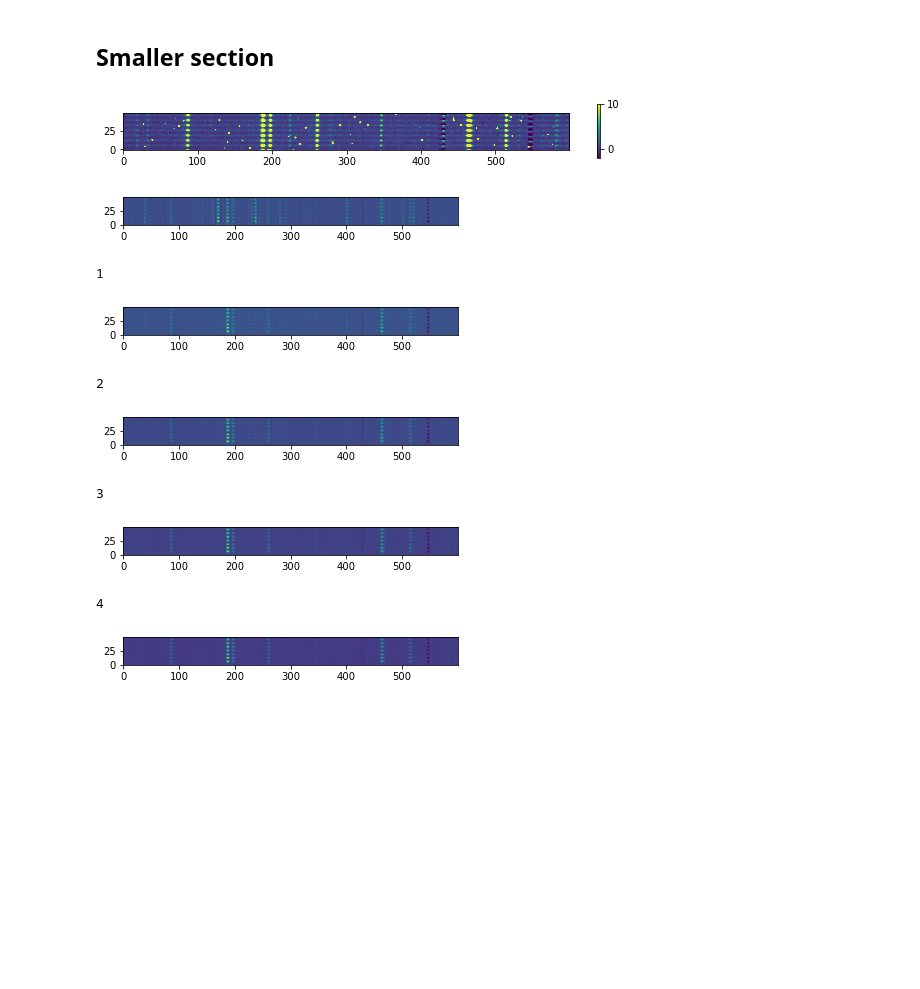
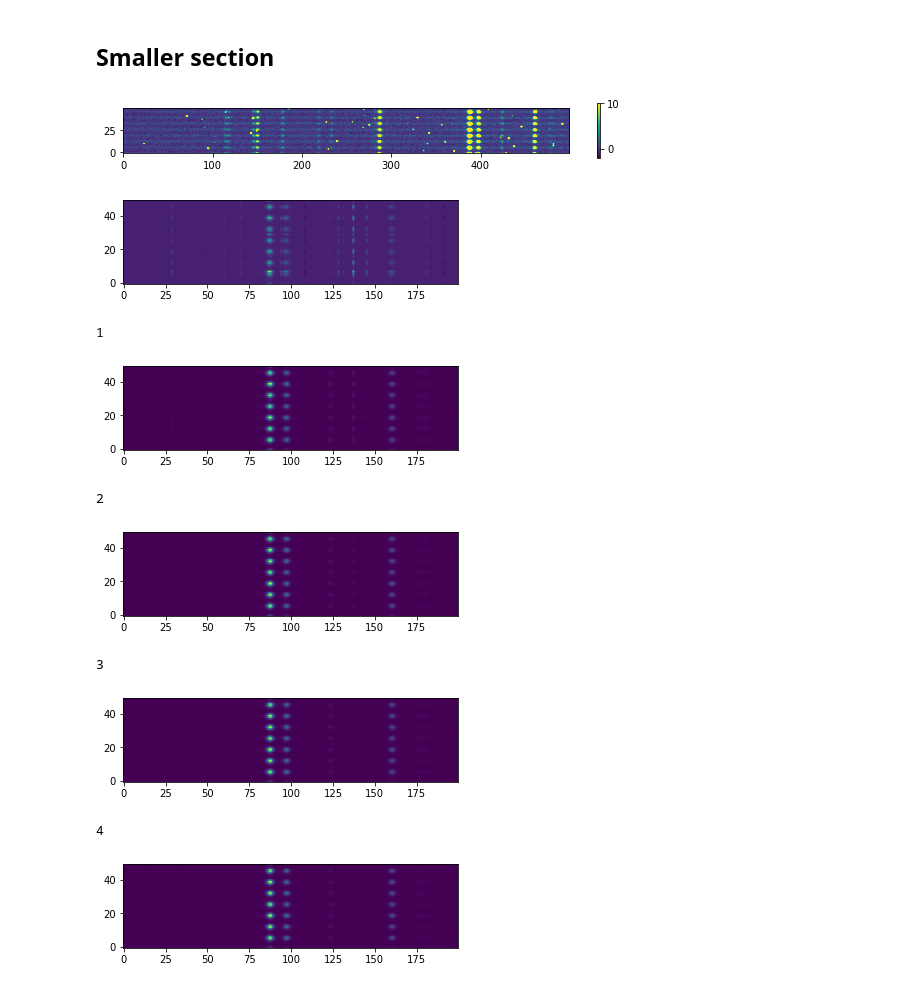
Before and after one commit to krlodeleon/spectro, a Jupyter notebook: testing_parametrized_outer_product.ipynb, the cells around one changed output. Drawn from its saved outputs; the diff is of its cells as text; code cells hidden in the pictures; blank space fills up the shorter version.

```diff
--- a/testing_parametrized_outer_product.ipynb
+++ b/testing_parametrized_outer_product.ipynb
@@ -168,7 +174,7 @@ def minimize_pics(data, P, Q, init_guess, n_it, len_y):
         y_hat = np.matmul(design_y,y)
         x_hat = np.matmul(design_x,x)
         model = y_hat*x_hat
-        inv_sqerror = 1/remove_zeros(np.abs(z - model.flatten()))
+        inv_sqerror = 1/remove_zeros(np.abs(z - model.flatten())**1)
 
         plt.imshow(model.reshape(np.shape(data)), origin='lower')
         plt.show()
@@ -241,7 +247,7 @@ def minimize_ptp(data, init_guess, tol, n_it):
 # %%
 def fourier_design(x_array, n_freq):
     'In (column) list, cosines followed sines.'
-    assert 2*n_freq < len(x_array)
+#     assert 2*n_freq < len(x_array)
 
     L = np.max(x_array) - np.min(x_array)
     k0 = 2*np.pi/L
@@ -639,8 +667,8 @@ xpix_chipnum1 = [11.83,
 # %% [markdown]
 ## Smaller section
 # %%
-west_end = 1300
-east_end = 1900
+west_end = 1100
+east_end = 1600
 apogee_span = east_end - west_end
 
 data_actual = UNe_arc[0].data[1650:1700,west_end:east_end]
@@ -649,41 +677,41 @@ plt.imshow(data_actual, vmin=-2, vmax=10, origin='lower')
 plt.colorbar(shrink=0.1)
 plt.show()
 # %% [output]
-[figure, old version]
+[figure, new version]
 # %%
 ### Fourier ###
 
 # Constructing grid points
 xs = np.arange(len(data_actual[0]))
 ys = np.arange(len(data_actual[:,0]))
 
 xxs, yys = np.meshgrid(xs,ys)
 xxs_flat = xxs.flatten()
 yys_flat = yys.flatten()
 
 # Uncomment for Fourier fit
-n_freq_x = 100
-n_freq_y = 10
+n_freq_x = int(len(data_actual[0])/2)
+n_freq_y = int(len(data_actual)/2)
 x_len = 2*n_freq_x - 1
 y_len = 2*n_freq_y - 1
 design_x = fourier_design(xxs_flat,n_freq_x)
 design_y = fourier_design(yys_flat,n_freq_y)
 
 initial_guess = np.zeros(y_len+x_len)
 initial_guess[0] = 1
 initial_guess[y_len] = 1
 
 initial_guess = np.ones(x_len + y_len)
 
 guess = minimize_pics(data_actual, design_x, design_y, initial_guess, 5, y_len)
 # %% [output]
-[figure, old version]
+[figure, new version]
 1
-[figure, old version]
+[figure, new version]
 2
-[figure, old version]
+[figure, new version]
 3
-[figure, old version]
+[figure, new version]
 4
-[figure, old version]
+[figure, new version]
 5
```
Also changed, not shown: parts of 22 cells of this notebook.
